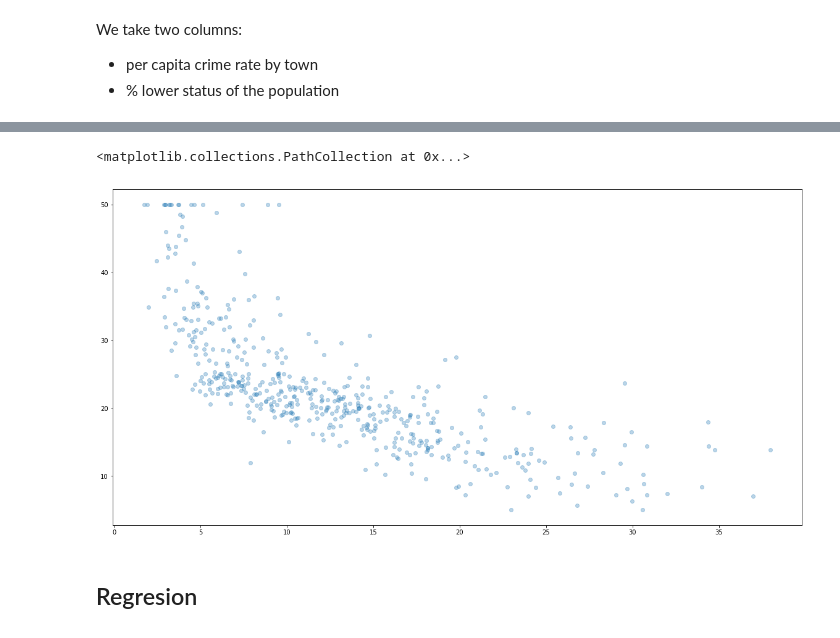
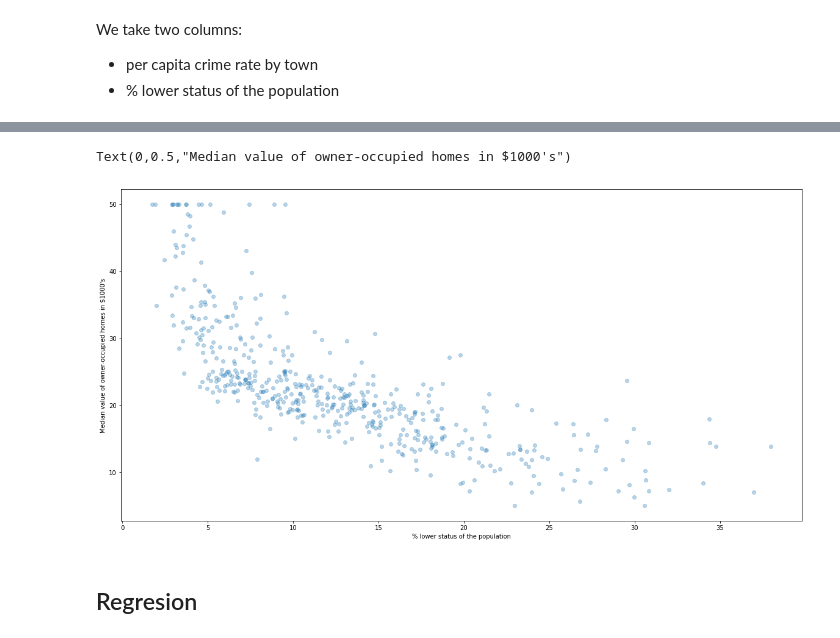
Before and after one commit to sbartek/intro-to-pytorch, a Jupyter notebook: intro-to-nn.ipynb, the cells around one changed output, grey strips where cells are left out. Saved outputs shown, nothing was run; the diff lists cells and outputs as text; code cells hidden in the pictures.

```diff
--- a/intro-to-nn.ipynb
+++ b/intro-to-nn.ipynb
@@ -118,7 +126,9 @@ plt.colorbar(s)
 # %%
 plt.scatter(X[:,1], medval, alpha=0.3)
+plt.xlabel("% lower status of the population")
+plt.ylabel("Median value of owner-occupied homes in $1000's")
 # %% [output]
-<matplotlib.collections.PathCollection at 0x...>
+Text(0,0.5,"Median value of owner-occupied homes in $1000's")
-[figure, old version]
+[figure, new version]
 # %% [markdown]
 ## Regresion
```
Also changed, not shown: parts of 27 cells of this notebook, 3 other files.
